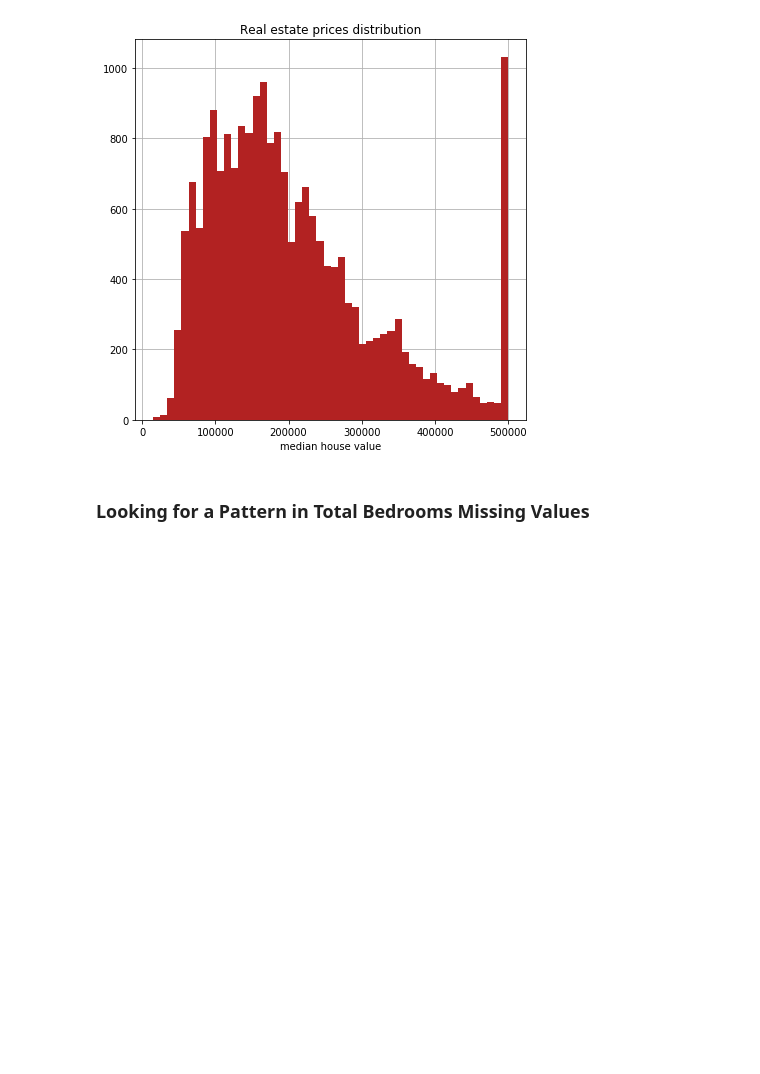
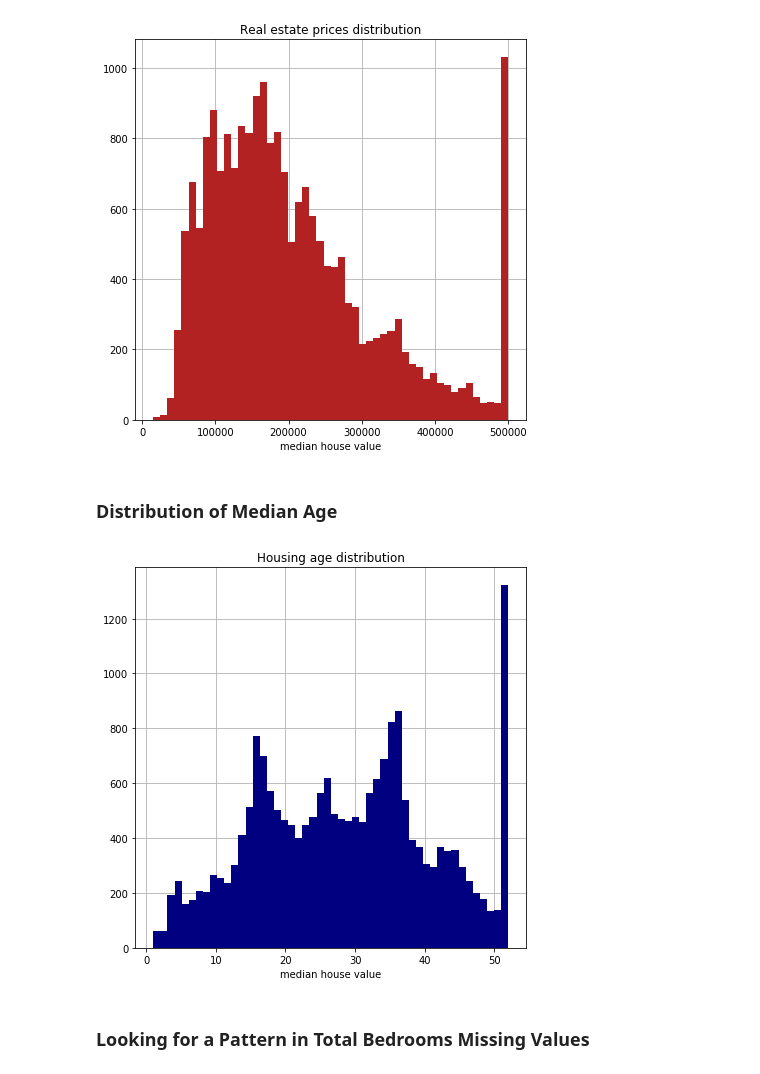
Before and after one commit to martinanibbi/Housing, a Jupyter notebook: Results_analysis.ipynb, the cells around one changed output. Saved outputs shown, nothing was run; the diff lists cells and outputs as text; code cells hidden in the pictures; blank space fills up the shorter version.

Commit message:
house age hist

```diff
--- a/Results_analysis.ipynb
+++ b/Results_analysis.ipynb
@@ -183,6 +183,18 @@ plt.grid(True, zorder=0)
 plt.show()
 # %% [output]
 [figure]
+# %% [markdown]
+### Distribution of Median Age
+# %%
+fig=plt.figure(figsize=(7,7))
+
+plt.hist(df.housing_median_age, bins=50, color='navy', zorder=3)
+plt.xlabel('median house value')
+plt.title('Housing age distribution')
+plt.grid(True, zorder=0)
+plt.show()
+# %% [output]
+[figure, added]
 # %% [markdown]
 ### Looking for a Pattern in Total Bedrooms Missing Values
 # %%
```
